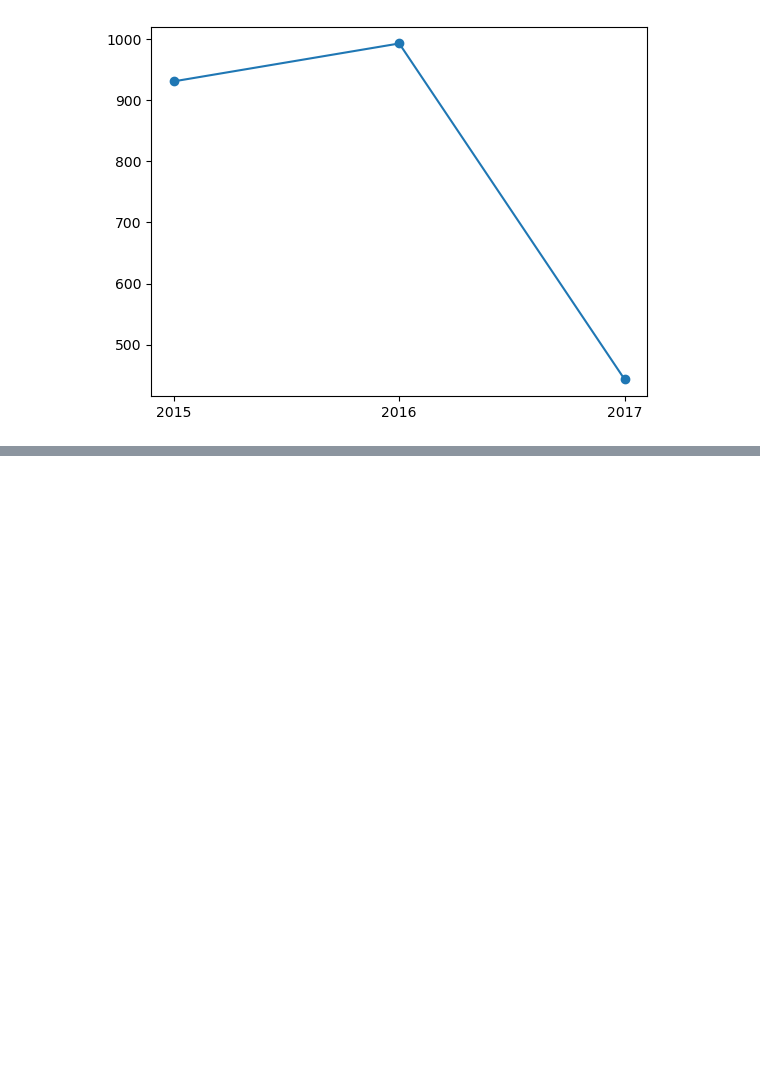
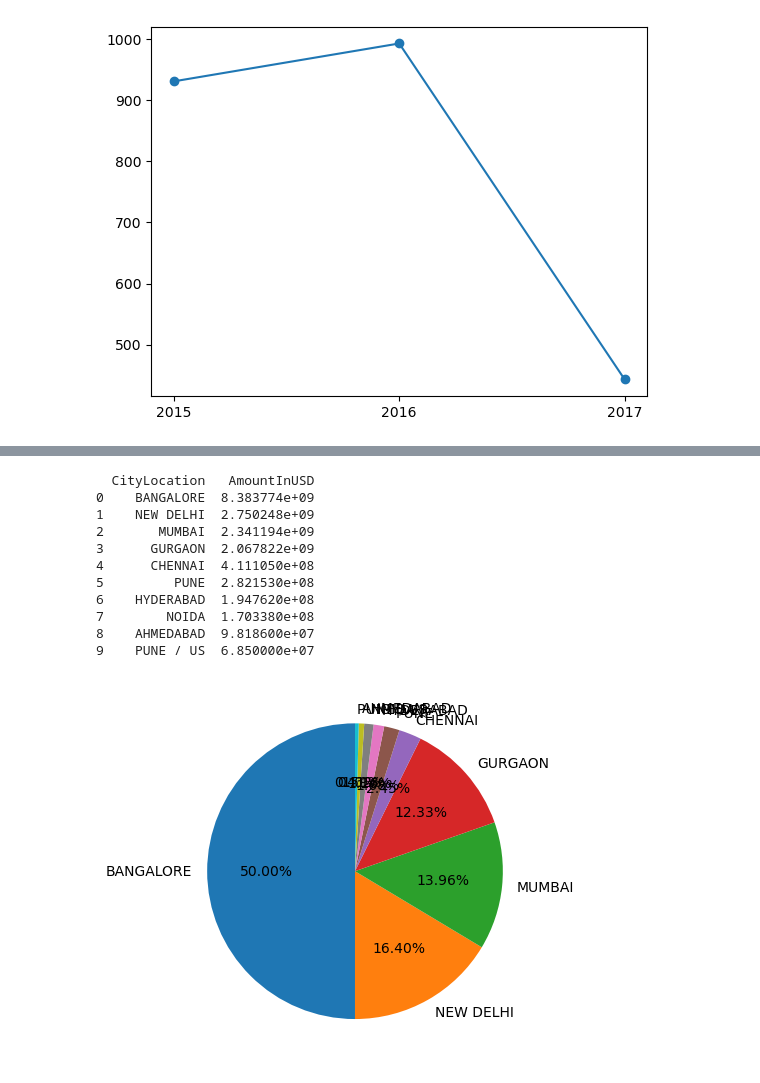
Before and after one commit to Vishal-Nishad/Machine-Learning, a Jupyter notebook: 14. Project - Case Study (Part - I)/14. Project Case Study Part 1.ipynb, the cells around one changed output, grey strips where cells are left out. Cells and saved outputs as stored; diff of their text form; code cells hidden in the pictures; blank space fills up the shorter version.

```diff
--- a/14. Project - Case Study (Part - I)/14. Project Case Study Part 1.ipynb
+++ b/14. Project - Case Study (Part - I)/14. Project Case Study Part 1.ipynb
@@ -137,0 +206,19 @@ dtype: int64
+# %%
+funding_acc_cities=df.groupby('CityLocation')['AmountInUSD'].sum().reset_index()
+funding_acc_cities=funding_acc_cities.sort_values(by='AmountInUSD',ascending=False).reset_index(drop=True).head(10)
+print(funding_acc_cities)
+plt.pie(funding_acc_cities.AmountInUSD,startangle=90,autopct='%.2f%%',labels=funding_acc_cities.CityLocation)
+plt.show()
+# %% [output]
+  CityLocation   AmountInUSD
+0    BANGALORE  8.383774e+09
+1    NEW DELHI  2.750248e+09
+2       MUMBAI  2.341194e+09
+3      GURGAON  2.067822e+09
+4      CHENNAI  4.111050e+08
+5         PUNE  2.821530e+08
+6    HYDERABAD  1.947620e+08
+7        NOIDA  1.703380e+08
+8    AHMEDABAD  9.818600e+07
+9    PUNE / US  6.850000e+07
+[figure, added]
```
Also changed, not shown: parts of 5 cells of this notebook.
